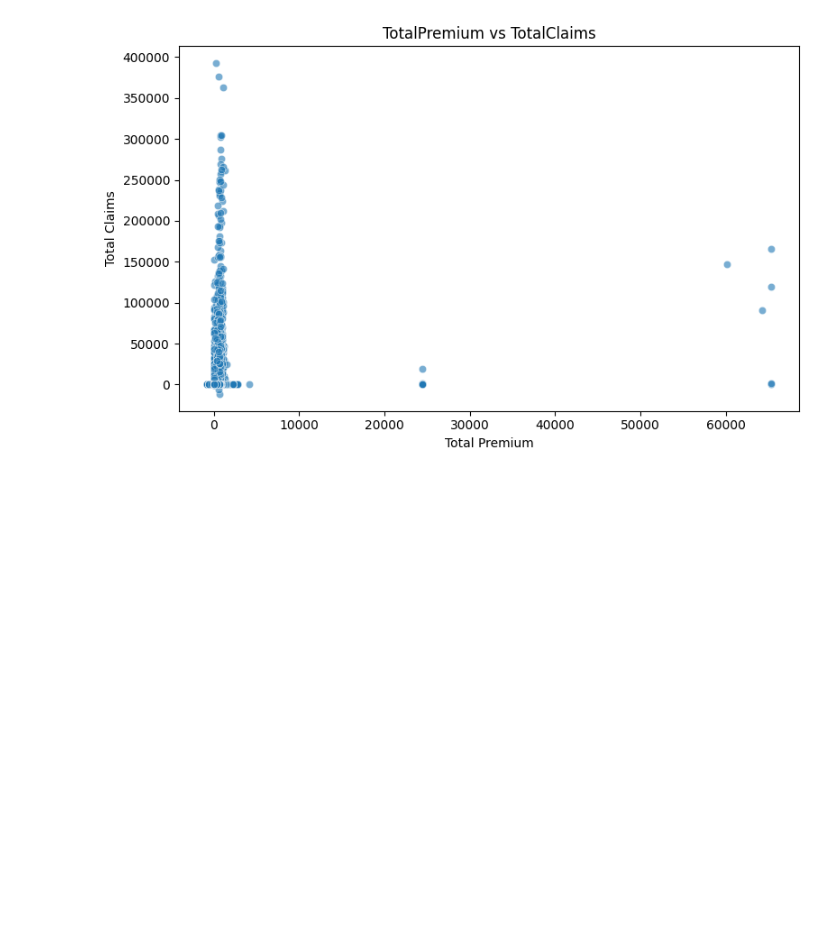
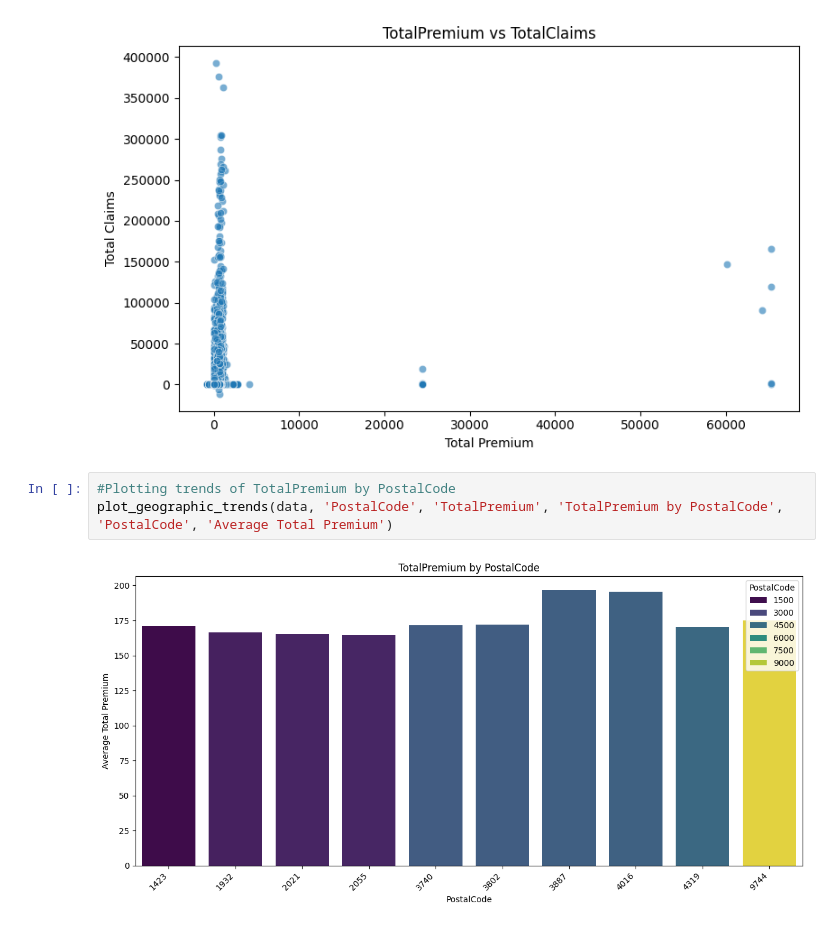
Before and after one commit to YonInsights/AlphaCare-Insurance-Analysis, a Jupyter notebook: notebooks/EDA.ipynb, the cells around one changed output. Drawn from its saved outputs; the diff is of its cells as text; blank space fills up the shorter version.

Commit message:
TotalPremium by PostalCode

```diff
--- a/notebooks/EDA.ipynb
+++ b/notebooks/EDA.ipynb
@@ -179,3 +179,8 @@ Passing `palette` without assigning `hue` is deprecated and will be removed in v
 plot_scatter(data, 'TotalPremium', 'TotalClaims', 'TotalPremium vs TotalClaims', 'Total Premium', 'Total Claims')
 # %% [output]
 [figure]
+# %%
+#Plotting trends of TotalPremium by PostalCode
+plot_geographic_trends(data, 'PostalCode', 'TotalPremium', 'TotalPremium by PostalCode', 'PostalCode', 'Average Total Premium')
+# %% [output]
+[figure, added]
```
Also changed, not shown: parts of 1 cell of this notebook, 2 other files.
